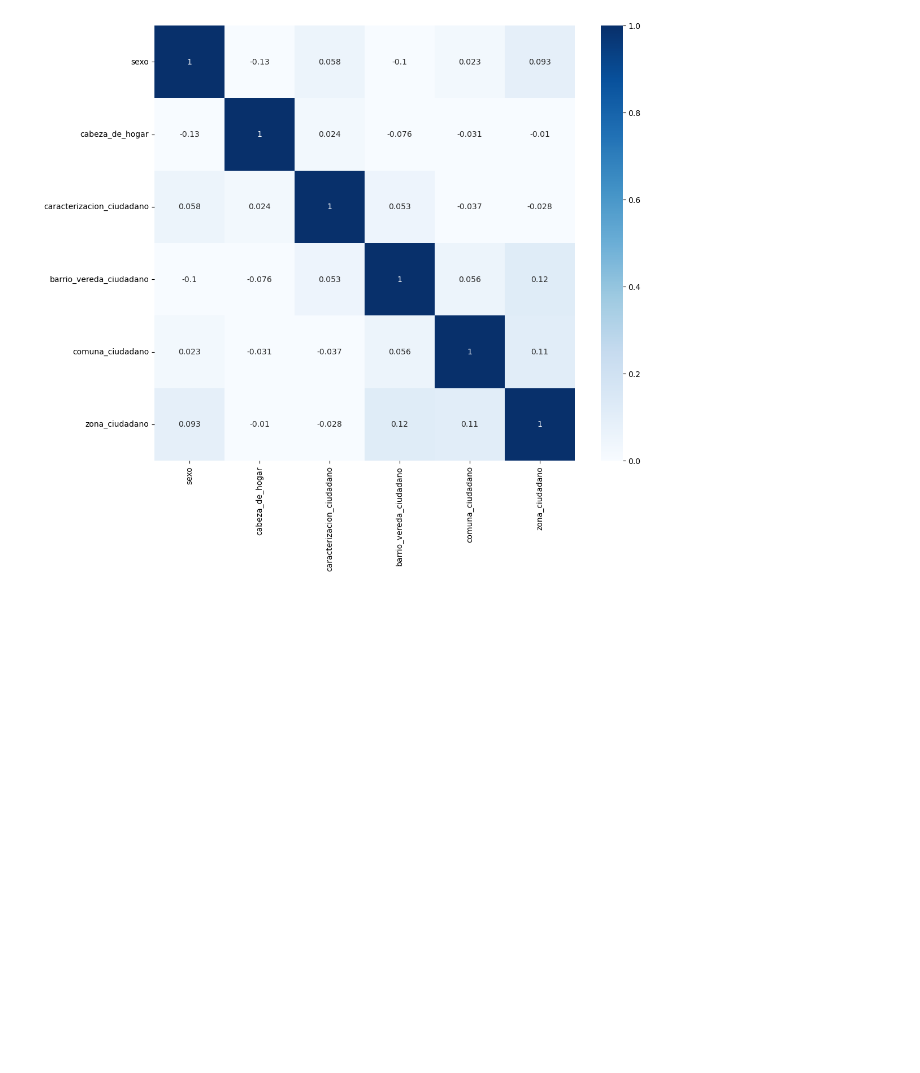
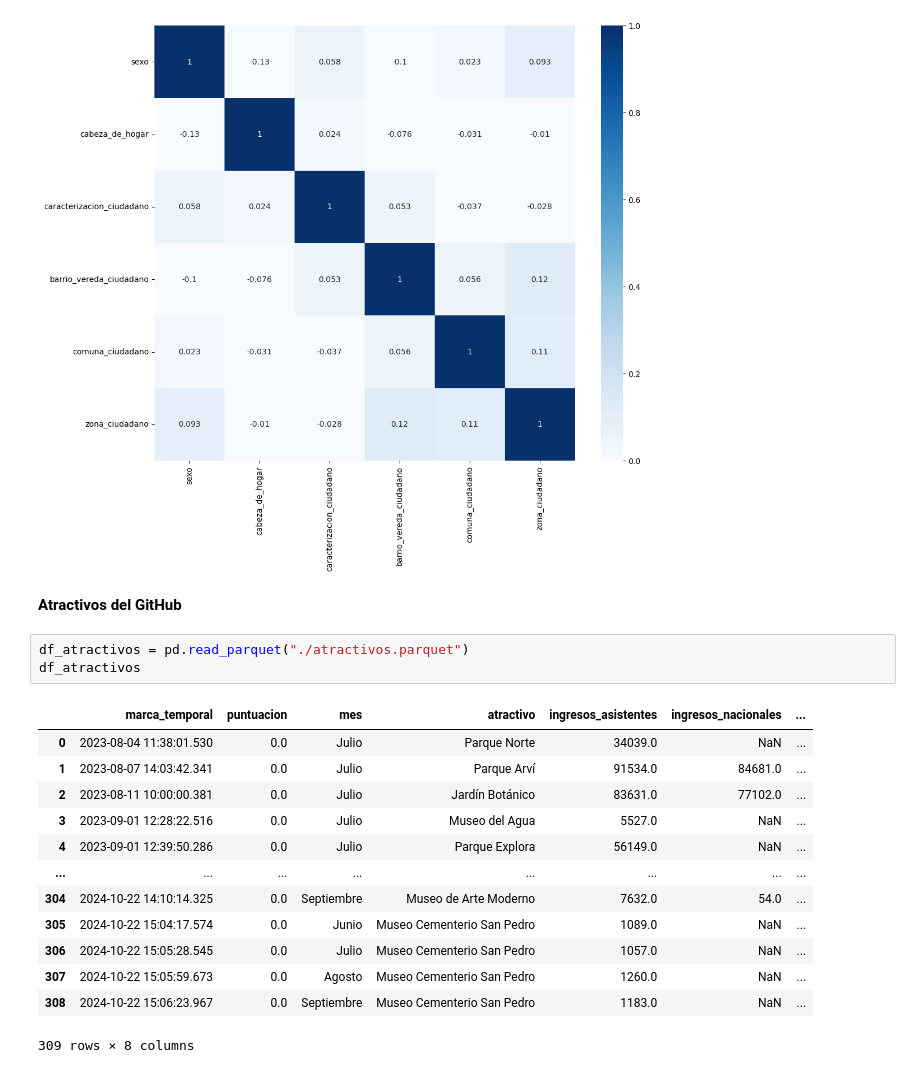
Before and after one commit to STinjaca/paisajito-ONU, a Jupyter notebook: mapitas_calor.ipynb, the cells around one changed output. Drawn from its saved outputs; the diff is of its cells as text; blank space fills up the shorter version.

```diff
--- a/mapitas_calor.ipynb
+++ b/mapitas_calor.ipynb
@@ -189,3 +189,22 @@ sns.heatmap(df_comerciantes[columnas_comerciantes].corr(), cmap="Blues", vmin=0,
 # %% [output]
 <Axes: >
 [figure]
+# %% [markdown]
+**Atractivos del GitHub**
+# %%
+df_atractivos = pd.read_parquet("./atractivos.parquet")
+df_atractivos
+# %% [output]
+|  | marca_temporal | puntuacion | mes | atractivo | ingresos_asistentes | ingresos_nacionales | ... |
+| 0 | 2023-08-04 11:38:01.530 | 0.0 | Julio | Parque Norte | 34039.0 | NaN | ... |
+| 1 | 2023-08-07 14:03:42.341 | 0.0 | Julio | Parque Arví | 91534.0 | 84681.0 | ... |
+| 2 | 2023-08-11 10:00:00.381 | 0.0 | Julio | Jardín Botánico | 83631.0 | 77102.0 | ... |
+| 3 | 2023-09-01 12:28:22.516 | 0.0 | Julio | Museo del Agua | 5527.0 | NaN | ... |
+| 4 | 2023-09-01 12:39:50.286 | 0.0 | Julio | Parque Explora | 56149.0 | NaN | ... |
+| ... | ... | ... | ... | ... | ... | ... | ... |
+| 304 | 2024-10-22 14:10:14.325 | 0.0 | Septiembre | Museo de Arte Moderno | 7632.0 | 54.0 | ... |
+| 305 | 2024-10-22 15:04:17.574 | 0.0 | Junio | Museo Cementerio San Pedro | 1089.0 | NaN | ... |
+| 306 | 2024-10-22 15:05:28.545 | 0.0 | Julio | Museo Cementerio San Pedro | 1057.0 | NaN | ... |
+| 307 | 2024-10-22 15:05:59.673 | 0.0 | Agosto | Museo Cementerio San Pedro | 1260.0 | NaN | ... |
+| 308 | 2024-10-22 15:06:23.967 | 0.0 | Septiembre | Museo Cementerio San Pedro | 1183.0 | NaN | ... |
+309 rows × 8 columns
```
Also changed, not shown: parts of 4 cells of this notebook, 7 other files.
